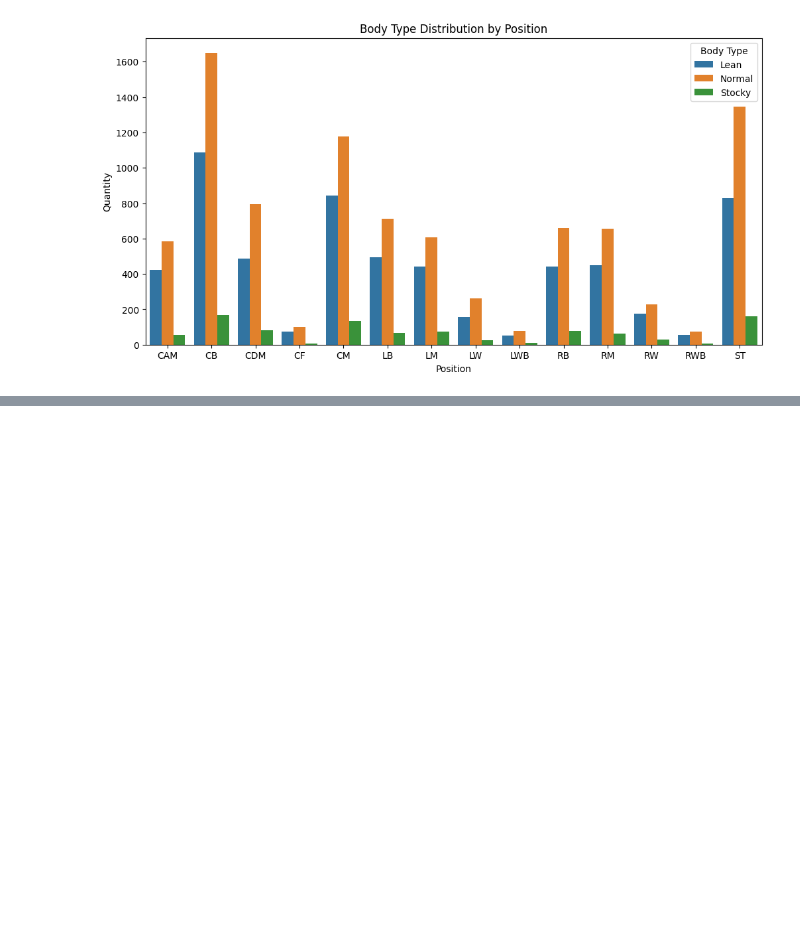
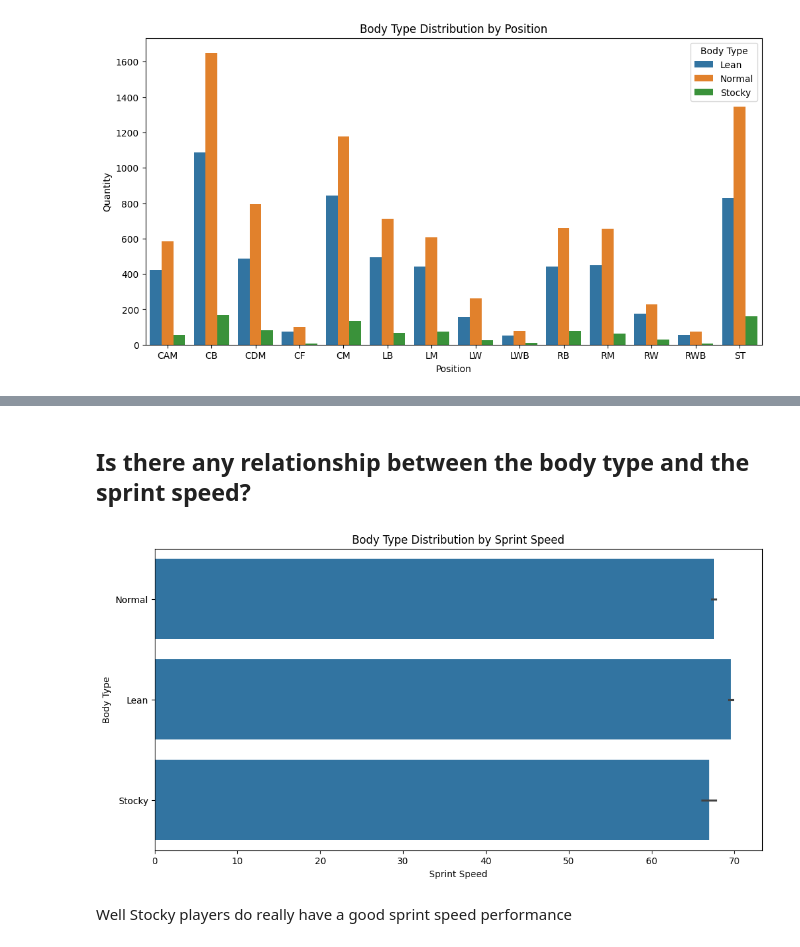
Before and after one commit to alexkrdozo/fifa-stats, a Jupyter notebook: football_al.ipynb, the cells around one changed output, grey strips where cells are left out. Saved outputs shown, nothing was run; the diff lists cells and outputs as text; code cells hidden in the pictures; blank space fills up the shorter version.

```diff
--- a/football_al.ipynb
+++ b/football_al.ipynb
@@ -163,0 +220,17 @@ plt.show()
+# %% [markdown]
+## Is there any relationship between the body type and the sprint speed?
+# %%
+#speed_counts = fifa_sts.groupby(['body_type', 'sprint_speed']).size().reset_index(name='counts')
+
+# Create the bar chart
+plt.figure(figsize=(12, 6))
+sns.barplot(x='sprint_speed', y='body_type', data=fifa_sts)
+plt.title('Body Type Distribution by Sprint Speed')
+plt.xlabel('Sprint Speed')
+plt.ylabel('Body Type')
+#plt.legend(title='Sprint Speed')
+plt.show()
+# %% [output]
+[figure, added]
+# %% [markdown]
+Well Stocky players do really have a good sprint speed performance
```
Also changed, not shown: parts of 5 cells of this notebook.
